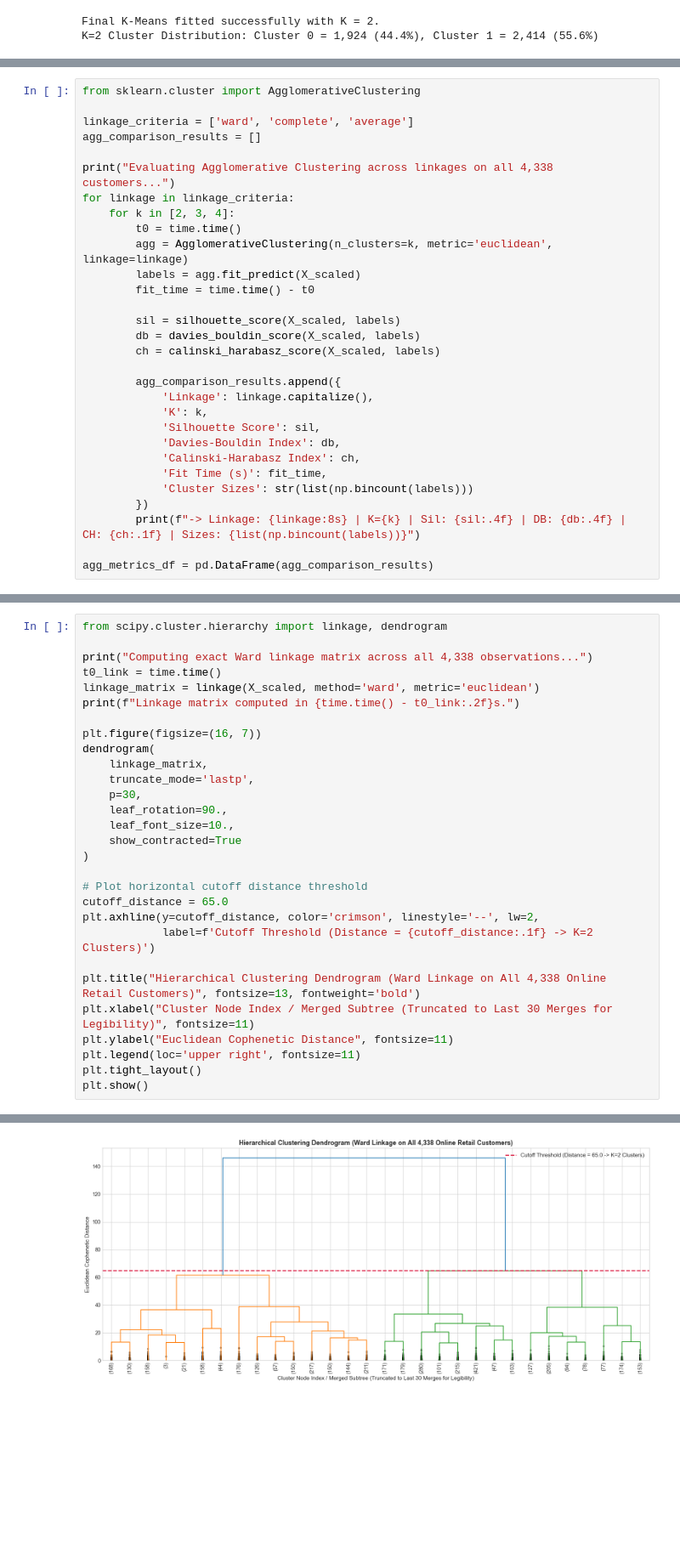
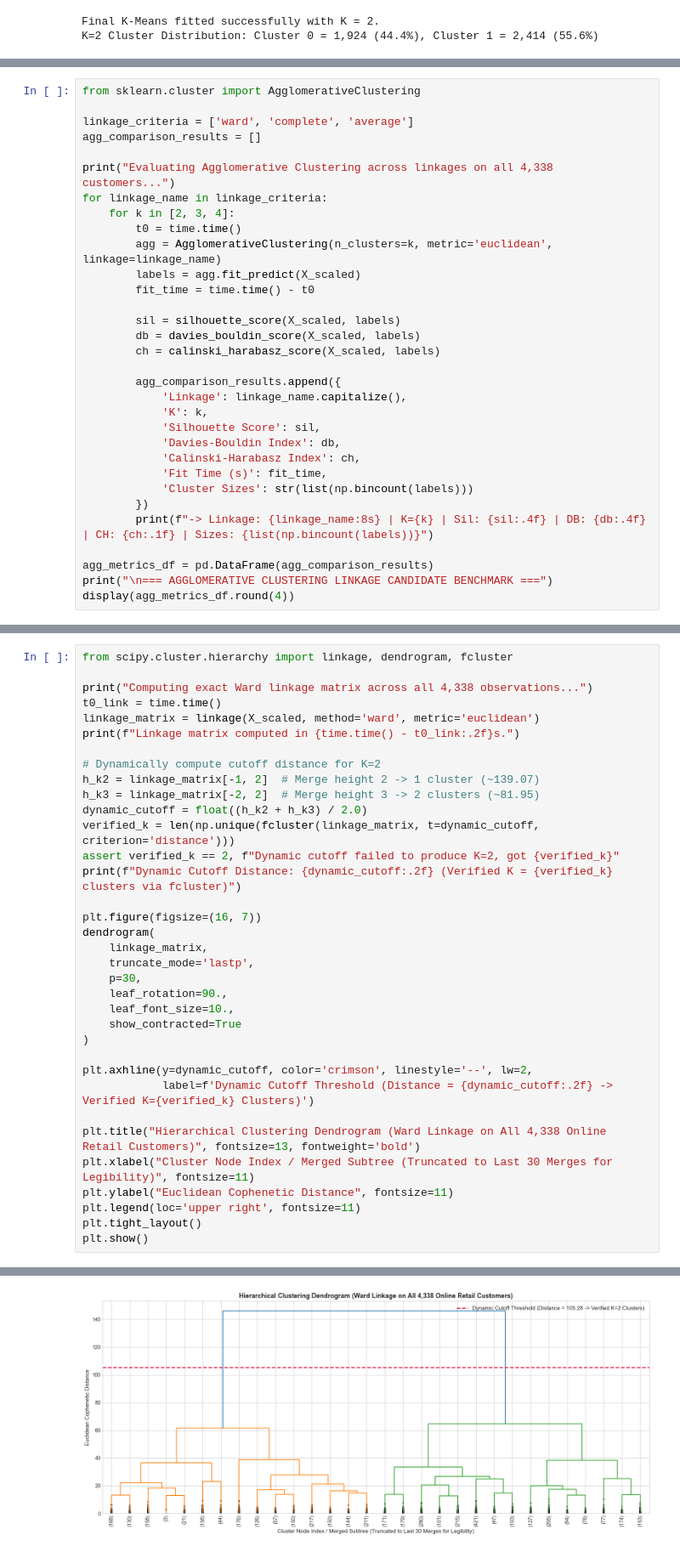
Before and after one commit to Ne-Ran/Machine-Learning-Capstone-Project, a Jupyter notebook: notebooks/clustering.ipynb, the cells around one changed output, grey strips where cells are left out. Shown at 85% size. Cells and saved outputs as stored; diff of their text form; blank space fills up the shorter version.

```diff
--- a/notebooks/clustering.ipynb
+++ b/notebooks/clustering.ipynb
@@ -445,10 +500,10 @@ linkage_criteria = ['ward', 'complete', 'average']
 agg_comparison_results = []
 
 print("Evaluating Agglomerative Clustering across linkages on all 4,338 customers...")
-for linkage in linkage_criteria:
+for linkage_name in linkage_criteria:
     for k in [2, 3, 4]:
         t0 = time.time()
-        agg = AgglomerativeClustering(n_clusters=k, metric='euclidean', linkage=linkage)
+        agg = AgglomerativeClustering(n_clusters=k, metric='euclidean', linkage=linkage_name)
         labels = agg.fit_predict(X_scaled)
         fit_time = time.time() - t0
 
@@ -457,7 +512,7 @@ for linkage in linkage_criteria:
         ch = calinski_harabasz_score(X_scaled, labels)
 
         agg_comparison_results.append({
-            'Linkage': linkage.capitalize(),
+            'Linkage': linkage_name.capitalize(),
             'K': k,
             'Silhouette Score': sil,
             'Davies-Bouldin Index': db,
@@ -465,9 +520,11 @@ for linkage in linkage_criteria:
             'Fit Time (s)': fit_time,
             'Cluster Sizes': str(list(np.bincount(labels)))
         })
-        print(f"-> Linkage: {linkage:8s} | K={k} | Sil: {sil:.4f} | DB: {db:.4f} | CH: {ch:.1f} | Sizes: {list(np.bincount(labels))}")
+        print(f"-> Linkage: {linkage_name:8s} | K={k} | Sil: {sil:.4f} | DB: {db:.4f} | CH: {ch:.1f} | Sizes: {list(np.bincount(labels))}")
 
 agg_metrics_df = pd.DataFrame(agg_comparison_results)
+print("\n=== AGGLOMERATIVE CLUSTERING LINKAGE CANDIDATE BENCHMARK ===")
+display(agg_metrics_df.round(4))
 # %% [output]
 Evaluating Agglomerative Clustering across linkages on all 4,338 customers...
 -> Linkage: ward     | K=2 | Sil: 0.3408 | DB: 1.0843 | CH: 3002.8 | Sizes: [np.int64(2425), np.int64(1913)]
@@ -486,10 +557,18 @@ To ensure clean visualization without overcrowding the leaf display, we render t
 # %%
-from scipy.cluster.hierarchy import linkage, dendrogram
+from scipy.cluster.hierarchy import linkage, dendrogram, fcluster
 
 print("Computing exact Ward linkage matrix across all 4,338 observations...")
 t0_link = time.time()
 linkage_matrix = linkage(X_scaled, method='ward', metric='euclidean')
 print(f"Linkage matrix computed in {time.time() - t0_link:.2f}s.")
+
+# Dynamically compute cutoff distance for K=2
+h_k2 = linkage_matrix[-1, 2]  # Merge height 2 -> 1 cluster (~139.07)
+h_k3 = linkage_matrix[-2, 2]  # Merge height 3 -> 2 clusters (~81.95)
+dynamic_cutoff = float((h_k2 + h_k3) / 2.0)
+verified_k = len(np.unique(fcluster(linkage_matrix, t=dynamic_cutoff, criterion='distance')))
+assert verified_k == 2, f"Dynamic cutoff failed to produce K=2, got {verified_k}"
+print(f"Dynamic Cutoff Distance: {dynamic_cutoff:.2f} (Verified K = {verified_k} clusters via fcluster)")
 
 plt.figure(figsize=(16, 7))
 dendrogram(
@@ -501,10 +580,8 @@ dendrogram(
     show_contracted=True
 )
 
-# Plot horizontal cutoff distance threshold
-cutoff_distance = 65.0
-plt.axhline(y=cutoff_distance, color='crimson', linestyle='--', lw=2,
-            label=f'Cutoff Threshold (Distance = {cutoff_distance:.1f} -> K=2 Clusters)')
+plt.axhline(y=dynamic_cutoff, color='crimson', linestyle='--', lw=2,
+            label=f'Dynamic Cutoff Threshold (Distance = {dynamic_cutoff:.2f} -> Verified K={verified_k} Clusters)')
 
 plt.title("Hierarchical Clustering Dendrogram (Ward Linkage on All 4,338 Online Retail Customers)", fontsize=13, fontweight='bold')
 plt.xlabel("Cluster Node Index / Merged Subtree (Truncated to Last 30 Merges for Legibility)", fontsize=11)
@@ -518,4 +596,4 @@ Linkage matrix computed in 0.96s.
-[figure, old version]
+[figure, new version]
 # %% [markdown]
 #### 10.2 Final Agglomerative Configuration Selection
 - **Selected Linkage**: **Ward's Linkage at $K = 2$** (and $K = 3$).
```
Also changed, not shown: parts of 14 cells of this notebook, 4 other files.
